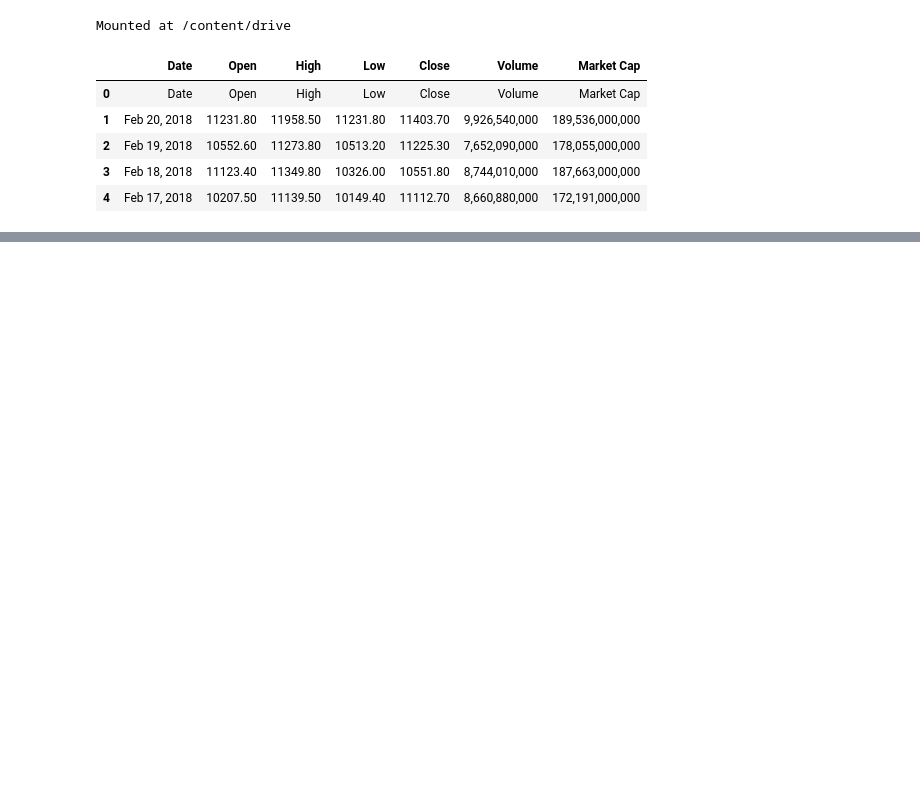
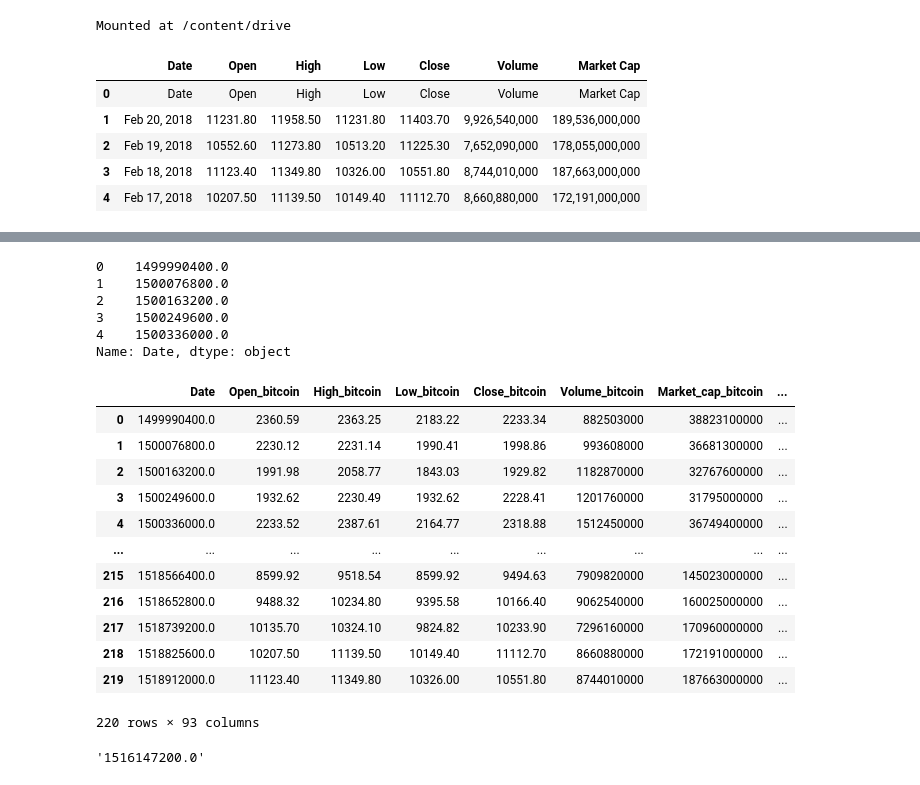
Before and after one commit to mkufel/CryptoTrader, a Jupyter notebook: CryptoTrader.ipynb, the cells around one changed output, grey strips where cells are left out. Drawn from its saved outputs; the diff is of its cells as text; code cells hidden in the pictures; blank space fills up the shorter version.

```diff
--- a/CryptoTrader.ipynb
+++ b/CryptoTrader.ipynb
@@ -97,0 +88,42 @@ all_data[[f'Close_{TARGET_CURRENCY}', 'Future', 'Target']].head(5)
+# %%
+from datetime import datetime
+import time
+
+def transform_date(date):
+  return str(time.mktime(datetime.strptime(date, '%b %d, %Y').timetuple()))
+
+all_data['Date'] = all_data['Date'].apply(transform_date)
+
+all_data['Date'].head(5)
+# %% [output]
+0    1499990400.0
+1    1500076800.0
+2    1500163200.0
+3    1500249600.0
+4    1500336000.0
+Name: Date, dtype: object
+# %%
+cols = all_data.columns
+all_data[cols] = all_data[cols].replace({',': ''}, regex=True)
+
+all_data.head(220)
+# %% [output]
+|  | Date | Open_bitcoin | High_bitcoin | Low_bitcoin | Close_bitcoin | Volume_bitcoin | Market_cap_bitcoin | ... |
+| 0 | 1499990400.0 | 2360.59 | 2363.25 | 2183.22 | 2233.34 | 882503000 | 38823100000 | ... |
+| 1 | 1500076800.0 | 2230.12 | 2231.14 | 1990.41 | 1998.86 | 993608000 | 36681300000 | ... |
+| 2 | 1500163200.0 | 1991.98 | 2058.77 | 1843.03 | 1929.82 | 1182870000 | 32767600000 | ... |
+| 3 | 1500249600.0 | 1932.62 | 2230.49 | 1932.62 | 2228.41 | 1201760000 | 31795000000 | ... |
+| 4 | 1500336000.0 | 2233.52 | 2387.61 | 2164.77 | 2318.88 | 1512450000 | 36749400000 | ... |
+| ... | ... | ... | ... | ... | ... | ... | ... | ... |
+| 215 | 1518566400.0 | 8599.92 | 9518.54 | 8599.92 | 9494.63 | 7909820000 | 145023000000 | ... |
+| 216 | 1518652800.0 | 9488.32 | 10234.80 | 9395.58 | 10166.40 | 9062540000 | 160025000000 | ... |
+| 217 | 1518739200.0 | 10135.70 | 10324.10 | 9824.82 | 10233.90 | 7296160000 | 170960000000 | ... |
+| 218 | 1518825600.0 | 10207.50 | 11139.50 | 10149.40 | 11112.70 | 8660880000 | 172191000000 | ... |
+| 219 | 1518912000.0 | 11123.40 | 11349.80 | 10326.00 | 10551.80 | 8744010000 | 187663000000 | ... |
+220 rows × 93 columns
+# %%
+  # Validation set last 15pc
+last_15pc = all_data['Date'][int(0.85*len(all_data.index.values))]
+last_15pc
+# %% [output]
+'1516147200.0'
```
Also changed, not shown: parts of 8 cells of this notebook.
